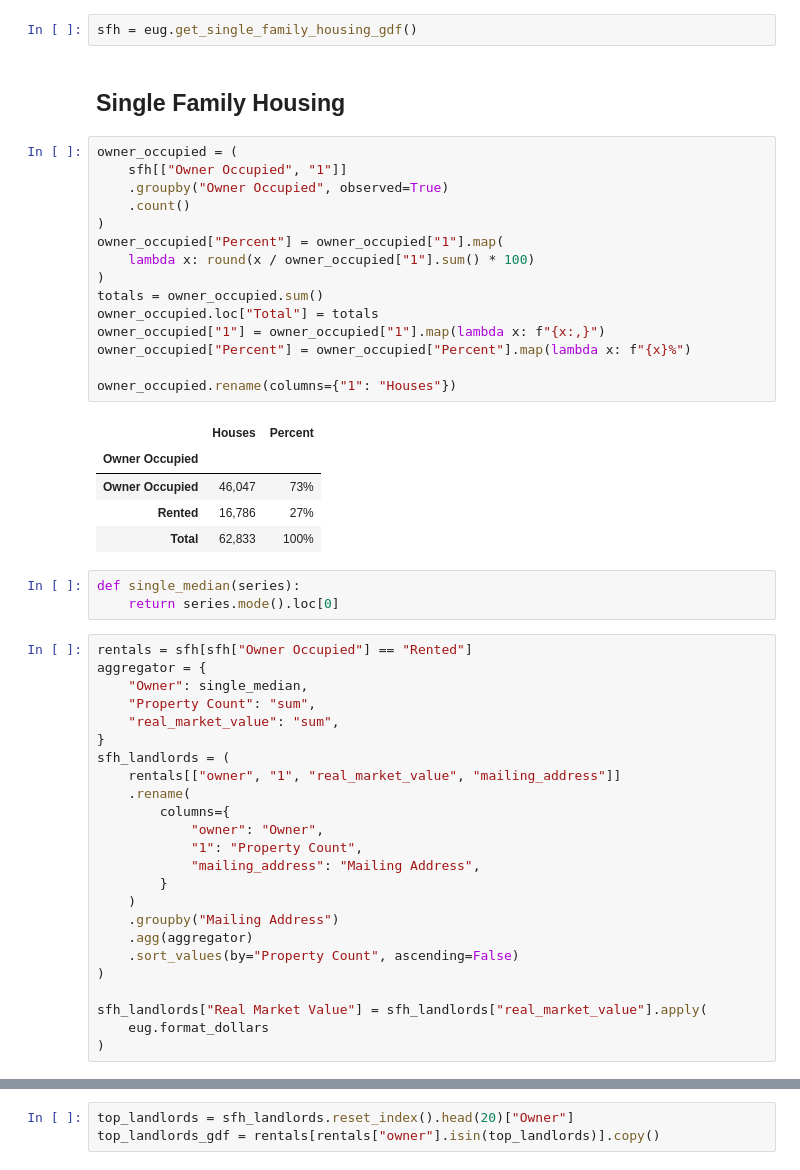
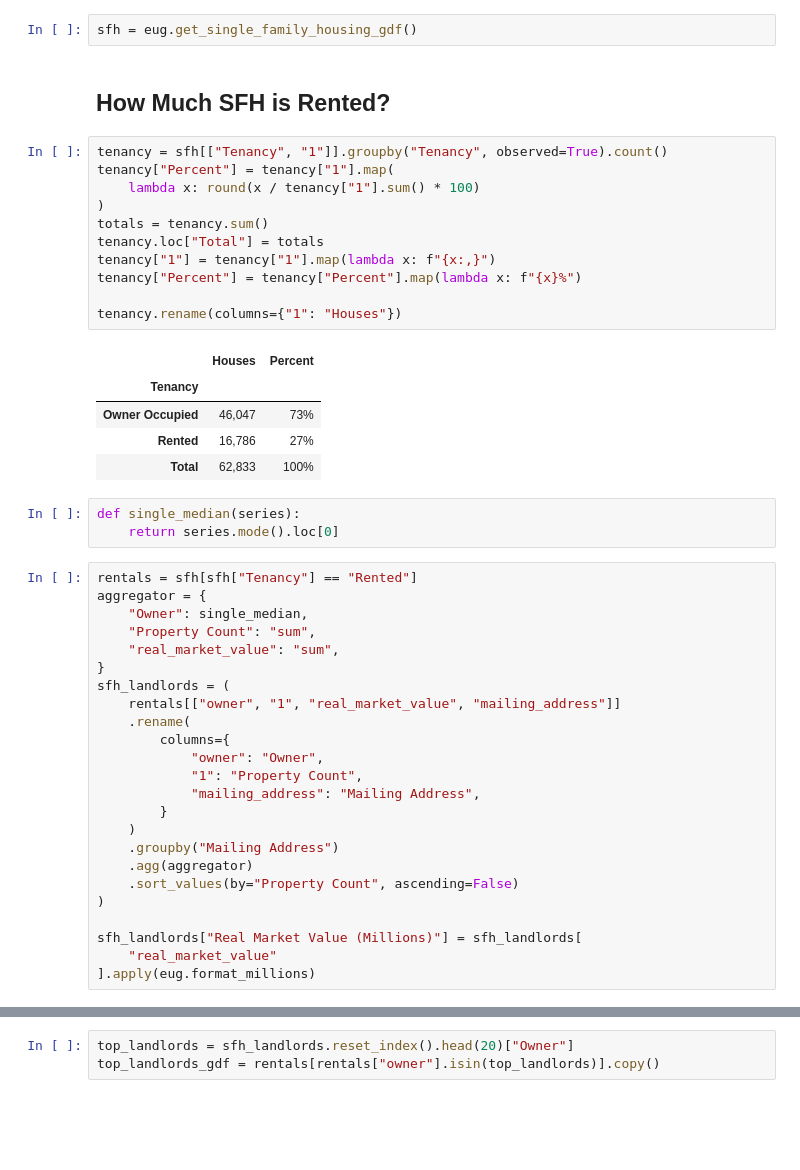
Before and after one commit to nbirnel/atlas-of-eugene, a Jupyter notebook: who-owns-the-housing.ipynb, the cells around one changed output, grey strips where cells are left out. Saved outputs shown, nothing was run; the diff lists cells and outputs as text; blank space fills up the shorter version.

```diff
--- a/who-owns-the-housing.ipynb
+++ b/who-owns-the-housing.ipynb
@@ -175,25 +172,21 @@ get_locality_owned(mfh)
 # %%
 sfh = eug.get_single_family_housing_gdf()
 # %% [markdown]
-## Single Family Housing
+## How Much SFH is Rented?
 # %%
-owner_occupied = (
-    sfh[["Owner Occupied", "1"]]
-    .groupby("Owner Occupied", observed=True)
-    .count()
+tenancy = sfh[["Tenancy", "1"]].groupby("Tenancy", observed=True).count()
+tenancy["Percent"] = tenancy["1"].map(
+    lambda x: round(x / tenancy["1"].sum() * 100)
 )
-owner_occupied["Percent"] = owner_occupied["1"].map(
-    lambda x: round(x / owner_occupied["1"].sum() * 100)
-)
-totals = owner_occupied.sum()
-owner_occupied.loc["Total"] = totals
-owner_occupied["1"] = owner_occupied["1"].map(lambda x: f"{x:,}")
-owner_occupied["Percent"] = owner_occupied["Percent"].map(lambda x: f"{x}%")
+totals = tenancy.sum()
+tenancy.loc["Total"] = totals
+tenancy["1"] = tenancy["1"].map(lambda x: f"{x:,}")
+tenancy["Percent"] = tenancy["Percent"].map(lambda x: f"{x}%")
 
-owner_occupied.rename(columns={"1": "Houses"})
+tenancy.rename(columns={"1": "Houses"})
 # %% [output]
 |  | Houses | Percent |
-| Owner Occupied |  |  |
+| Tenancy |  |  |
 | Owner Occupied | 46,047 | 73% |
 | Rented | 16,786 | 27% |
 | Total | 62,833 | 100% |
@@ -201,7 +194,7 @@ owner_occupied.rename(columns={"1": "Houses"})
 def single_median(series):
     return series.mode().loc[0]
 # %%
-rentals = sfh[sfh["Owner Occupied"] == "Rented"]
+rentals = sfh[sfh["Tenancy"] == "Rented"]
 aggregator = {
     "Owner": single_median,
     "Property Count": "sum",
@@ -221,9 +214,9 @@ sfh_landlords = (
     .sort_values(by="Property Count", ascending=False)
 )
 
-sfh_landlords["Real Market Value"] = sfh_landlords["real_market_value"].apply(
-    eug.format_dollars
-)
+sfh_landlords["Real Market Value (Millions)"] = sfh_landlords[
+    "real_market_value"
+].apply(eug.format_millions)
 # %%
 sfh_owners = (
     sfh[["owner", "1", "real_market_value", "mailing_address"]]
```
Also changed, not shown: parts of 17 cells of this notebook, 2 other files.
